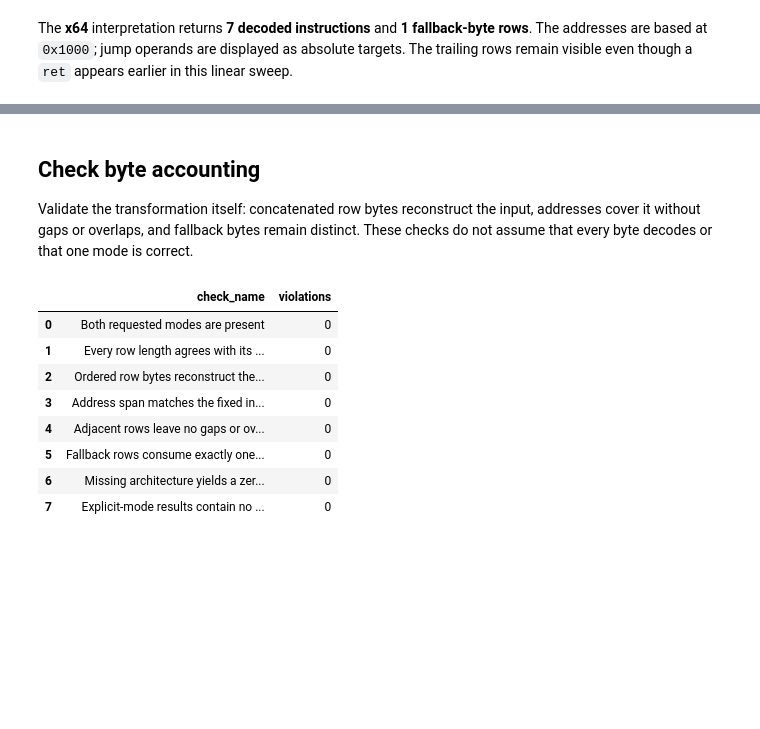
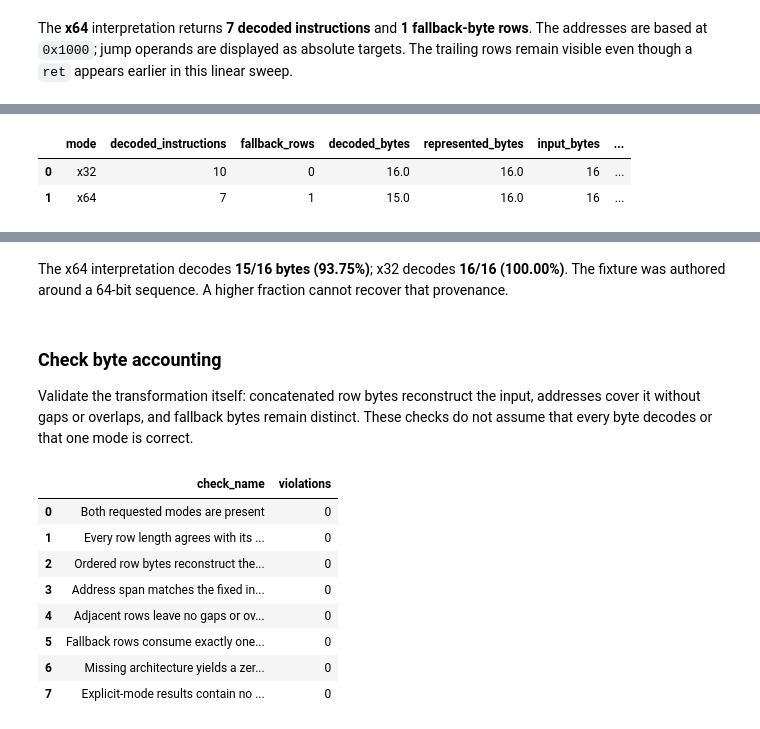
Before and after one commit to Query-farm/vgi-disasm, a Jupyter notebook: notebooks/01_decoding_mode_changes_the_instruction_stream.ipynb, the cells around one changed output, grey strips where cells are left out. Drawn from its saved outputs; the diff is of its cells as text; code cells hidden in the pictures; blank space fills up the shorter version.

Commit message:
Explain static decoding and evidence filtering with full SQL coverage [skip ci]

```diff
--- a/notebooks/01_decoding_mode_changes_the_instruction_stream.ipynb
+++ b/notebooks/01_decoding_mode_changes_the_instruction_stream.ipynb
@@ -256,42 +199,3 @@ SELECT mode,
  100.0 * sum(size) FILTER (WHERE kind NOT IN ('Fallback byte','Diagnostic'))
        / max(octet_length(payload)) AS decoded_percent
 FROM instruction_rows CROSS JOIN sample GROUP BY mode ORDER BY mode;
-# %%
-summary = globals()["summary"].set_index("mode").loc[modes].reset_index()
-display(summary)
-fig, axes = plt.subplots(1, 2, figsize=(11.2, 5.3))
-mode_colors = ["#267358", "#456fba"]
-for ax, column, xlabel, maximum in [
-    (
-        axes[0],
-        "decoded_instructions",
-        "Decoded instruction rows (fallback excluded)",
-        max(summary.decoded_instructions) * 1.25,
-    ),
-    (axes[1], "decoded_percent", "Input bytes decoded as instructions (%)", 110),
-]:
-    ax.barh(modes, summary[column], color=mode_colors, height=0.55)
-    for y, value in enumerate(summary[column]):
-        text = f"{value:.2f}%" if column == "decoded_percent" else str(int(value))
-        ax.text(value + maximum * 0.02, y, text, ha="left", va="center", fontsize=11)
-    ax.set_xlim(0, maximum)
-    ax.invert_yaxis()
-    ax.set_xlabel(xlabel)
-    ax.grid(axis="y", visible=False)
-axes[0].set_xticks(np.arange(0, int(max(summary.decoded_instructions)) + 1, 2))
-axes[1].set_xticks([0, 25, 50, 75, 100])
-finish(
-    fig,
-    "More decoded bytes do not establish the intended mode",
-    f"Selected interpretation: {MODE} · counts and percentages use separate panels",
-    f"decoding-profile-{MODE}.png",
-)
-a = summary.set_index("mode").loc["x64"]
-b = summary.set_index("mode").loc["x32"]
-prose(
-    f"The x64 interpretation decodes **{a.decoded_bytes:.0f}/{a.input_bytes:.0f} bytes "
-    f"({a.decoded_percent:.2f}%)**; x32 decodes **{b.decoded_bytes:.0f}/{b.input_bytes:.0f} "
-    f"({b.decoded_percent:.2f}%)**. Yet this fixture was authored around a 64-bit sequence. "
-    "A higher fraction cannot recover that provenance. Use container metadata or other "
-    "independent architecture evidence for real inputs; decoding success alone is insufficient."
-)
@@ -303,0 +202,10 @@ The x64 interpretation decodes **15/16 bytes (93.75%)**; x32 decodes **16/16 (10
+# %%
+display(summary)
+example.decoding_profile(summary, MODE)
+a = summary.set_index("mode").loc["x64"]
+b = summary.set_index("mode").loc["x32"]
+prose(f"The x64 interpretation decodes **{a.decoded_bytes:.0f}/{a.input_bytes:.0f} bytes ({a.decoded_percent:.2f}%)**; x32 decodes **{b.decoded_bytes:.0f}/{b.input_bytes:.0f} ({b.decoded_percent:.2f}%)**. The fixture was authored around a 64-bit sequence. A higher fraction cannot recover that provenance.")
+# %% [output]
+|  | mode | decoded_instructions | fallback_rows | decoded_bytes | represented_bytes | input_bytes | ... |
+| 0 | x32 | 10 | 0 | 16.0 | 16.0 | 16 | ... |
+| 1 | x64 | 7 | 1 | 15.0 | 16.0 | 16 | ... |
@@ -304,5 +213,6 @@ The x64 interpretation decodes **15/16 bytes (93.75%)**; x32 decodes **16/16 (10
+The x64 interpretation decodes **15/16 bytes (93.75%)**; x32 decodes **16/16 (100.00%)**. The fixture was authored around a 64-bit sequence. A higher fraction cannot recover that provenance.
 # %% [markdown]
-## Check byte accounting
+### Check byte accounting
 
 Validate the transformation itself: concatenated row bytes reconstruct the input,
 addresses cover it without gaps or overlaps, and fallback bytes remain distinct.
```
Also changed, not shown: parts of 22 cells of this notebook, 12 other files.
